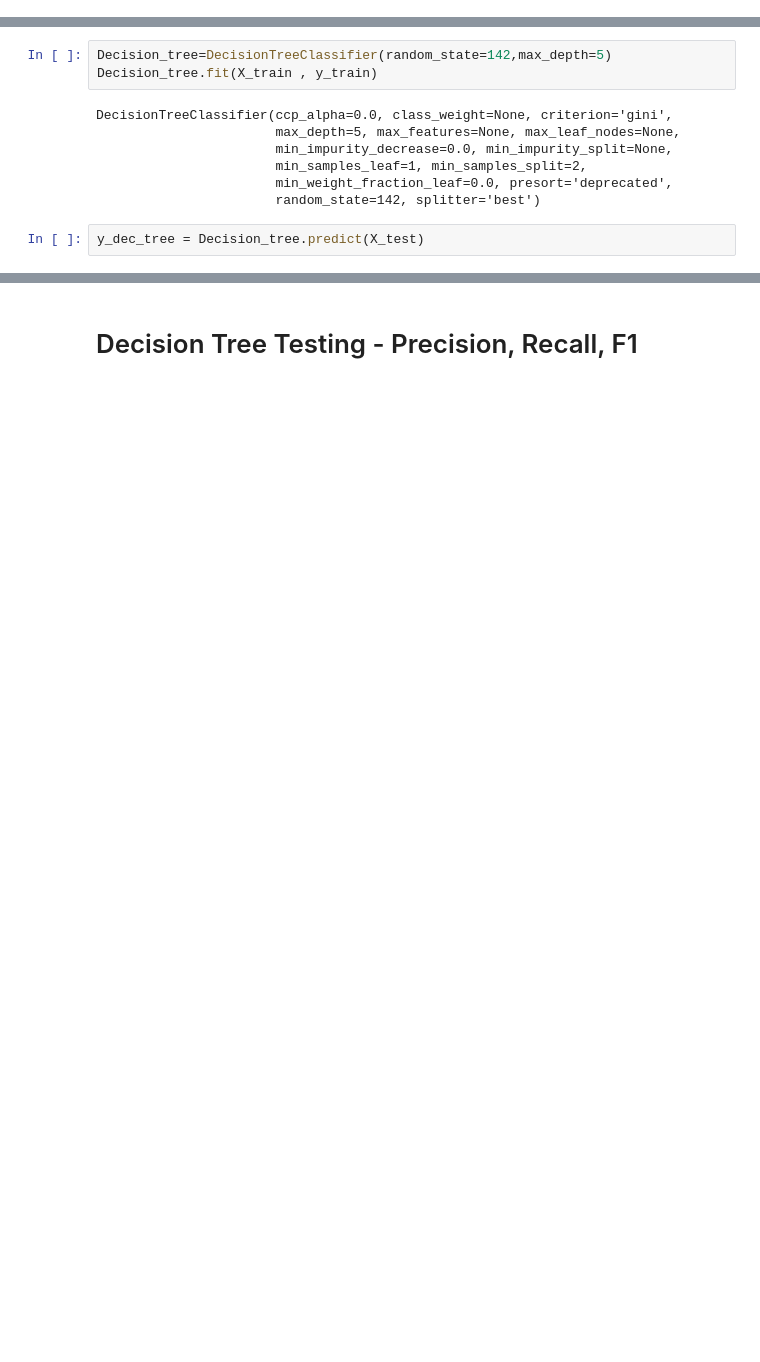
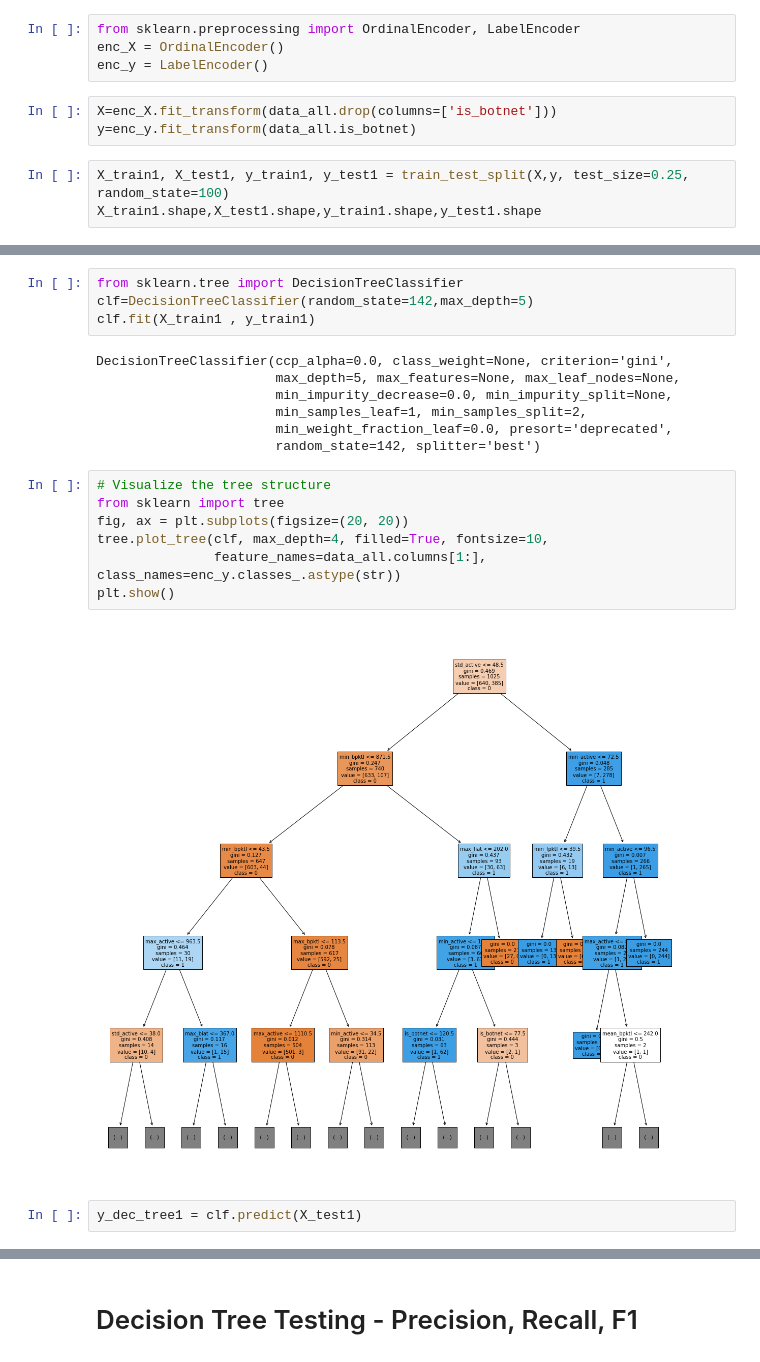
Before and after one commit to NSoni25/Botnet-Detection-Project, a Jupyter notebook: Botnet_Detection.ipynb, the cells around one changed output, grey strips where cells are left out. Saved outputs shown, nothing was run; the diff lists cells and outputs as text; blank space fills up the shorter version.

Commit message:
Decision Tree implementation

```diff
--- a/Botnet_Detection.ipynb
+++ b/Botnet_Detection.ipynb
@@ -373,0 +387,10 @@ Confusion Matrix
+# %%
+from sklearn.preprocessing import OrdinalEncoder, LabelEncoder
+enc_X = OrdinalEncoder()
+enc_y = LabelEncoder()
+# %%
+X=enc_X.fit_transform(data_all.drop(columns=['is_botnet']))
+y=enc_y.fit_transform(data_all.is_botnet)
+# %%
+X_train1, X_test1, y_train1, y_test1 = train_test_split(X,y, test_size=0.25, random_state=100)
+X_train1.shape,X_test1.shape,y_train1.shape,y_test1.shape
@@ -374,6 +399,7 @@ Confusion Matrix
 # %%
-Decision_tree=DecisionTreeClassifier(random_state=142,max_depth=5)
-Decision_tree.fit(X_train , y_train)
+from sklearn.tree import DecisionTreeClassifier
+clf=DecisionTreeClassifier(random_state=142,max_depth=5)
+clf.fit(X_train1 , y_train1)
 # %% [output]
 DecisionTreeClassifier(ccp_alpha=0.0, class_weight=None, criterion='gini',
                        max_depth=5, max_features=None, max_leaf_nodes=None,
@@ -381,6 +407,15 @@ DecisionTreeClassifier(ccp_alpha=0.0, class_weight=None, criterion='gini',
                        min_samples_leaf=1, min_samples_split=2,
                        min_weight_fraction_leaf=0.0, presort='deprecated',
                        random_state=142, splitter='best')
-# %%
-y_dec_tree = Decision_tree.predict(X_test)
+# %%
+# Visualize the tree structure
+from sklearn import tree
+fig, ax = plt.subplots(figsize=(20, 20))
+tree.plot_tree(clf, max_depth=4, filled=True, fontsize=10,
+               feature_names=data_all.columns[1:], class_names=enc_y.classes_.astype(str))
+plt.show()
+# %% [output]
+[figure, added]
+# %%
+y_dec_tree1 = clf.predict(X_test1)
 # %%
```
Also changed, not shown: parts of 11 cells of this notebook.
